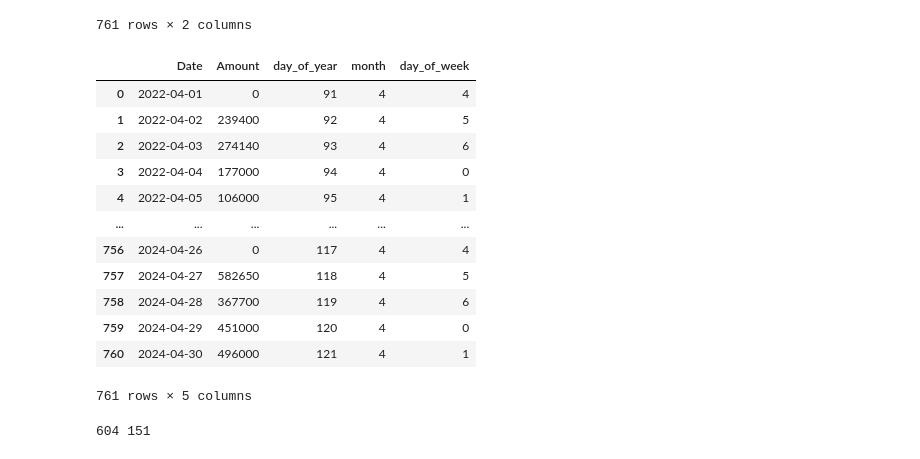
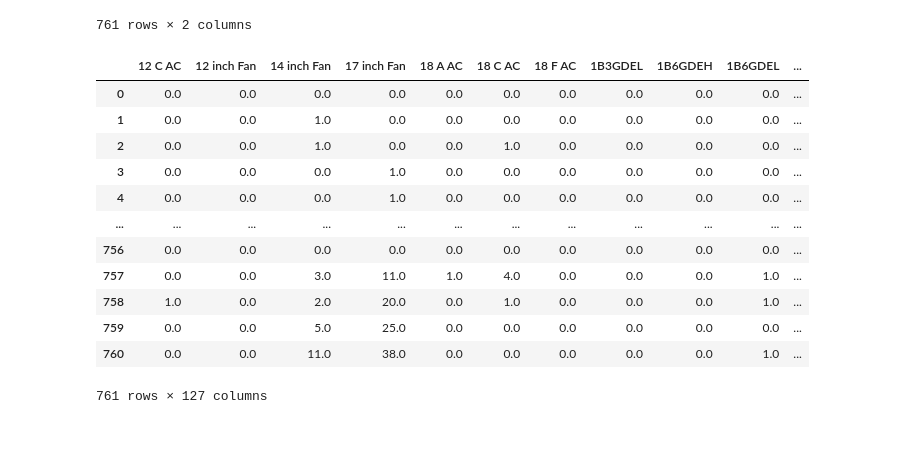
Before and after one commit to IIT-NSTU/Sales-Predictor, a Jupyter notebook: Research Part/Research File.ipynb, the cells around one changed output. Saved outputs shown, nothing was run; the diff lists cells and outputs as text; code cells hidden in the pictures.

Commit message:
Implemented hybrid model to predict future sales

```diff
--- a/Research Part/Research File.ipynb
+++ b/Research Part/Research File.ipynb
@@ -5,2 +9,8 @@ from sklearn.preprocessing import StandardScaler
 # %%
+sales_data = pd.read_csv('dataset/Project Dataset/sales_data.csv')
 amount_data = pd.read_csv('dataset/Project Dataset/amount_data.csv')
+# %%
+sales_data['Date'] = pd.to_datetime(sales_data['Date'], dayfirst = True)
+sales_data = sales_data.sort_values(by = 'Date')
+sales_data = sales_data.reset_index().drop(columns=['index'])
+sales_data
@@ -23,22 +47,27 @@ amount_data
 | 759 | 2024-04-29 | 451000 |
 | 760 | 2024-04-30 | 496000 |
 761 rows × 2 columns
+# %%
+sales_data_matrix = sales_data.pivot_table(index = 'Date', columns = 'Model', values = 'Quantity', aggfunc = 'sum', fill_value = 0).reset_index()
+sales_data_matrix
+data = pd.merge(sales_data_matrix, amount_data, on = 'Date', how = 'inner')
 # %%
-amount_data['day_of_year'] = amount_data['Date'].dt.dayofyear
-amount_data['month'] = amount_data['Date'].dt.month
-amount_data['day_of_week'] = amount_data['Date'].dt.dayofweek
-amount_data
+data['day_of_year'] = data['Date'].dt.dayofyear
+data['month'] = data['Date'].dt.month
+data['day_of_week'] = data['Date'].dt.dayofweek
+data = data.drop(columns='Date')
+data
 # %% [output]
-|  | Date | Amount | day_of_year | month | day_of_week |
-| 0 | 2022-04-01 | 0 | 91 | 4 | 4 |
-| 1 | 2022-04-02 | 239400 | 92 | 4 | 5 |
-| 2 | 2022-04-03 | 274140 | 93 | 4 | 6 |
-| 3 | 2022-04-04 | 177000 | 94 | 4 | 0 |
-| 4 | 2022-04-05 | 106000 | 95 | 4 | 1 |
-| ... | ... | ... | ... | ... | ... |
-| 756 | 2024-04-26 | 0 | 117 | 4 | 4 |
-| 757 | 2024-04-27 | 582650 | 118 | 4 | 5 |
-| 758 | 2024-04-28 | 367700 | 119 | 4 | 6 |
-| 759 | 2024-04-29 | 451000 | 120 | 4 | 0 |
-| 760 | 2024-04-30 | 496000 | 121 | 4 | 1 |
+|  | 12 C AC | 12 inch Fan | 14 inch Fan | 17 inch Fan | 18 A AC | 18 C AC | 18 F AC | 1B3GDEL | 1B6GDEH | 1B6GDEL | ... |
+| 0 | 0.0 | 0.0 | 0.0 | 0.0 | 0.0 | 0.0 | 0.0 | 0.0 | 0.0 | 0.0 | ... |
+| 1 | 0.0 | 0.0 | 1.0 | 0.0 | 0.0 | 0.0 | 0.0 | 0.0 | 0.0 | 0.0 | ... |
+| 2 | 0.0 | 0.0 | 1.0 | 0.0 | 0.0 | 1.0 | 0.0 | 0.0 | 0.0 | 0.0 | ... |
+| 3 | 0.0 | 0.0 | 0.0 | 1.0 | 0.0 | 0.0 | 0.0 | 0.0 | 0.0 | 0.0 | ... |
+| 4 | 0.0 | 0.0 | 0.0 | 1.0 | 0.0 | 0.0 | 0.0 | 0.0 | 0.0 | 0.0 | ... |
+| ... | ... | ... | ... | ... | ... | ... | ... | ... | ... | ... | ... |
+| 756 | 0.0 | 0.0 | 0.0 | 0.0 | 0.0 | 0.0 | 0.0 | 0.0 | 0.0 | 0.0 | ... |
+| 757 | 0.0 | 0.0 | 3.0 | 11.0 | 1.0 | 4.0 | 0.0 | 0.0 | 0.0 | 1.0 | ... |
+| 758 | 1.0 | 0.0 | 2.0 | 20.0 | 0.0 | 1.0 | 0.0 | 0.0 | 0.0 | 1.0 | ... |
+| 759 | 0.0 | 0.0 | 5.0 | 25.0 | 0.0 | 0.0 | 0.0 | 0.0 | 0.0 | 0.0 | ... |
+| 760 | 0.0 | 0.0 | 11.0 | 38.0 | 0.0 | 0.0 | 0.0 | 0.0 | 0.0 | 1.0 | ... |
-761 rows × 5 columns
+761 rows × 127 columns
@@ -59,4 +73,0 @@ X_initial, X_remaining, y_initial, y_remaining = train_test_split(X, y, train_si
-# %%
-print(str(len(X_initial)) + " " + str(len(X_remaining)))
-# %% [output]
-604 151
```
Also changed, not shown: parts of 21 cells of this notebook, 3 other files.
